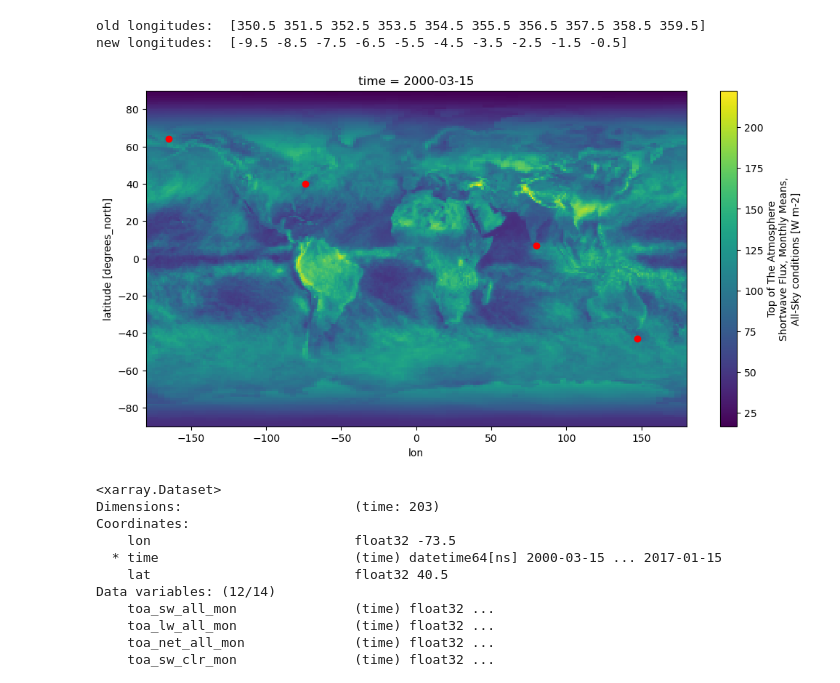
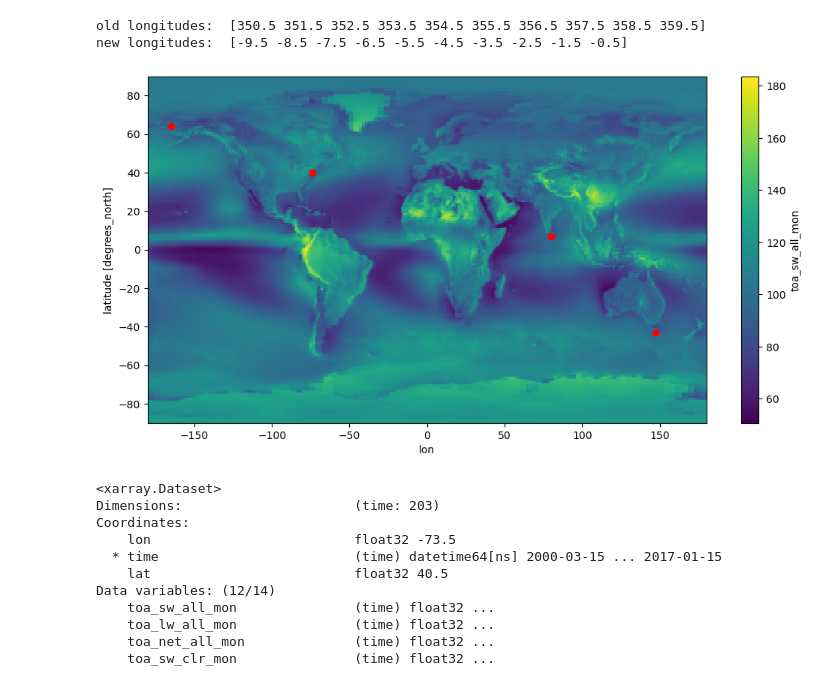
Before and after one commit to sebsteinig/introduction-to-scientific-computing, a Jupyter notebook: week_6/chapters/04-xarray_exercise.ipynb, the cells around one changed output. Cells and saved outputs as stored; diff of their text form; code cells hidden in the pictures.

```diff
--- a/week_6/chapters/04-xarray_exercise.ipynb
+++ b/week_6/chapters/04-xarray_exercise.ipynb
@@ -443,11 +443,11 @@ old longitudes:  [350.5 351.5 352.5 353.5 354.5 355.5 356.5 357.5 358.5 359.5]
 new longitudes:  [-9.5 -8.5 -7.5 -6.5 -5.5 -4.5 -3.5 -2.5 -1.5 -0.5]
 # %%
 # quick check that longitude coordinates are shifted as expected
-ds_shifted["toa_sw_all_mon"].isel(time=0).plot()
+ds_shifted["toa_sw_all_mon"].mean("time").plot()
 for city in city_dict.keys():
     plt.scatter(city_dict[city]["lon"], city_dict[city]["lat"], color='r')
 # %% [output]
-[figure, old version]
+[figure, new version]
 # %%
 # loop over each city and select the nearest grid point time series
 for city in city_dict.keys():
```
Also changed, not shown: parts of 1 cell of this notebook, 10 other files.
